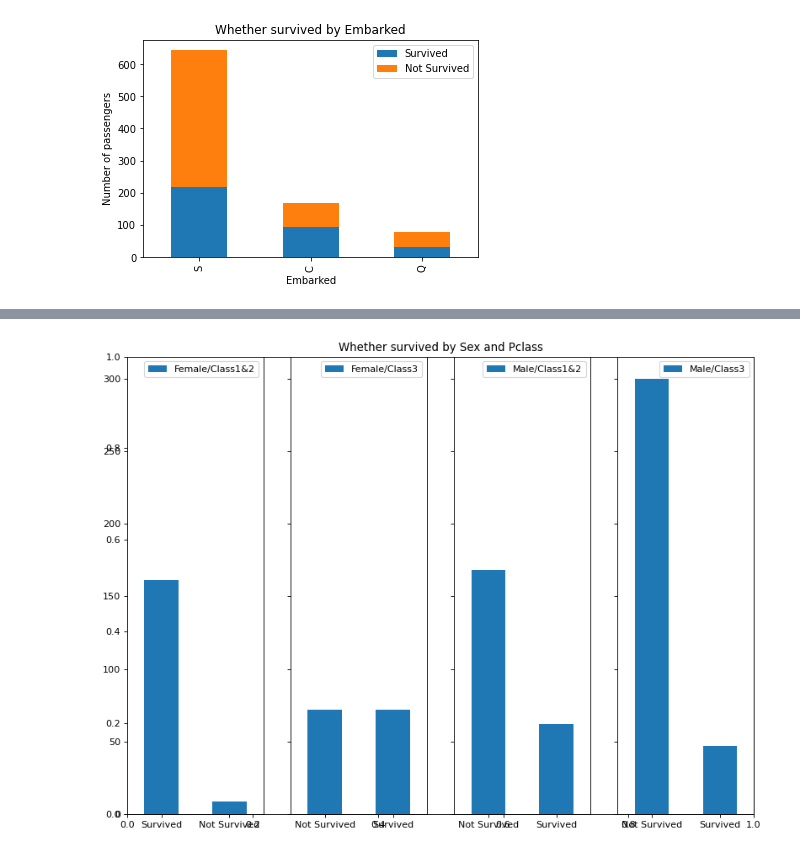
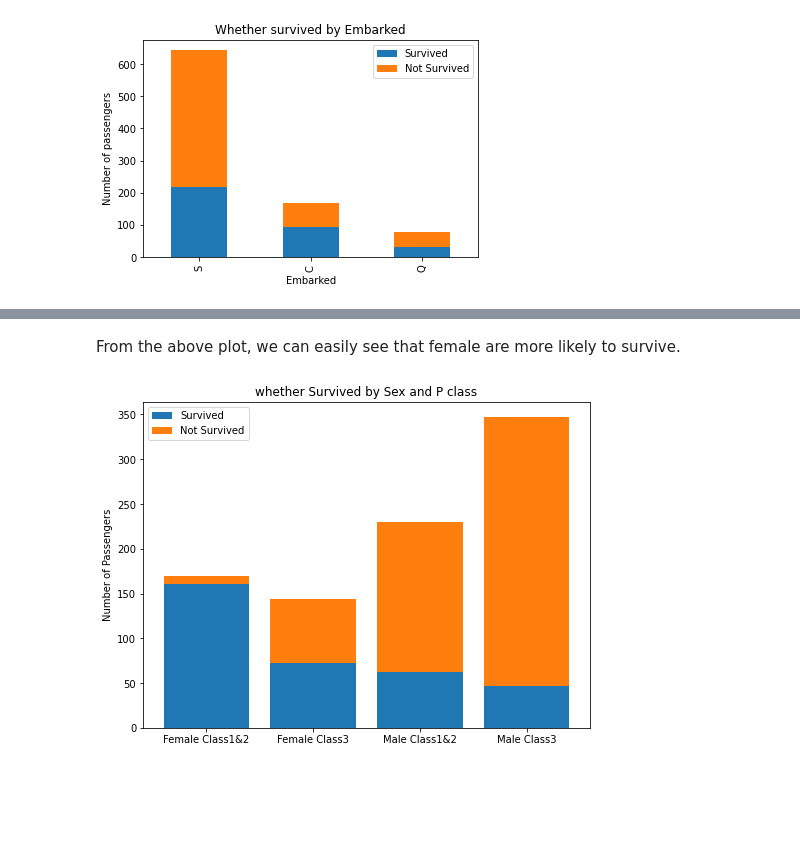
Before and after one commit to ZexuanDu/Kaggle_TitanicComp, a Jupyter notebook: tatanic.ipynb, the cells around one changed output, grey strips where cells are left out. Cells and saved outputs as stored; diff of their text form; code cells hidden in the pictures; blank space fills up the shorter version.

```diff
--- a/tatanic.ipynb
+++ b/tatanic.ipynb
@@ -162,28 +176,20 @@ plt.show()
-# %%
-fig=plt.figure(figsize=(12,9), dpi=80)
-fig.set(alpha=0.65)
-plt.title(u"Whether survived by Sex and Pclass")
-
-ax1=fig.add_subplot(141)
-data_train.Survived[data_train.Sex == 'female'][data_train.Pclass != 3].value_counts().plot(kind='bar')
-ax1.set_xticklabels([u"Survived", u"Not Survived"], rotation=0)
-ax1.legend([u"Female/Class1&2"], loc='best')
-
-ax2=fig.add_subplot(142, sharey=ax1)
-data_train.Survived[data_train.Sex == 'female'][data_train.Pclass == 3].value_counts().plot(kind='bar')
-ax2.set_xticklabels([u"Not Survived", u"Survived"], rotation=0)
-ax2.legend([u"Female/Class3"], loc='best')
-
-ax3=fig.add_subplot(143, sharey=ax1)
-data_train.Survived[data_train.Sex == 'male'][data_train.Pclass != 3].value_counts().plot(kind='bar')
-ax3.set_xticklabels([u"Not Survived", u"Survived"], rotation=0)
-ax3.legend([u"Male/Class1&2"], loc='best')
-
-ax4=fig.add_subplot(144, sharey=ax1)
-data_train.Survived[data_train.Sex == 'male'][data_train.Pclass == 3].value_counts().plot(kind='bar')
-ax4.set_xticklabels([u"Not Survived", u"Survived"], rotation=0)
-ax4.legend([u"Male/Class3"], loc="best")
-
-plt.show()
-# %% [output]
-[figure, removed]
+# %% [markdown]
+From the above plot, we can easily see that female are more likely to survive.
+# %%
+fig = plt.figure(figsize=(8,6))
+fig.set(alpha = 0.2)
+
+Female_c12 = data_train.Survived[data_train.Sex == 'female'][data_train.Pclass != 3].value_counts()
+Female_c3 = data_train.Survived[data_train.Sex == "female"][data_train.Pclass == 3].value_counts()
+Male_c12 = data_train.Survived[data_train.Sex == "male"][data_train.Pclass != 3].value_counts()
+Male_c3 = data_train.Survived[data_train.Sex == "male"][data_train.Pclass == 3].value_counts()
+df=pd.DataFrame({u'Female Class1&2':Female_c12, u'Female Class3':Female_c3, u'Male Class1&2':Male_c12, u'Male Class3':Male_c3})
+x = ["Female Class1&2", "Female Class3", "Male Class1&2", "Male Class3"]
+plt.bar(x, df.loc[1])
+plt.bar(x, df.loc[0], bottom=df.loc[1])
+plt.legend(["Survived", "Not Survived"])
+plt.title(u"whether Survived by Sex and P class")
+plt.ylabel(u"Number of Passengers")
+plt.show()
+# %% [output]
+[figure, added]
```
Also changed, not shown: parts of 21 cells of this notebook.
